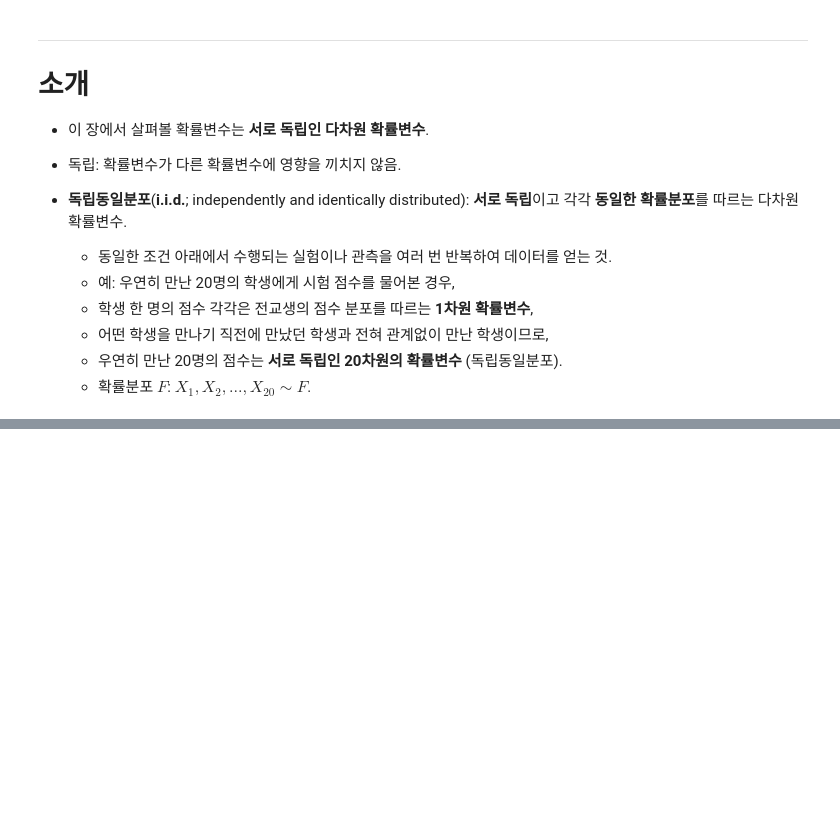
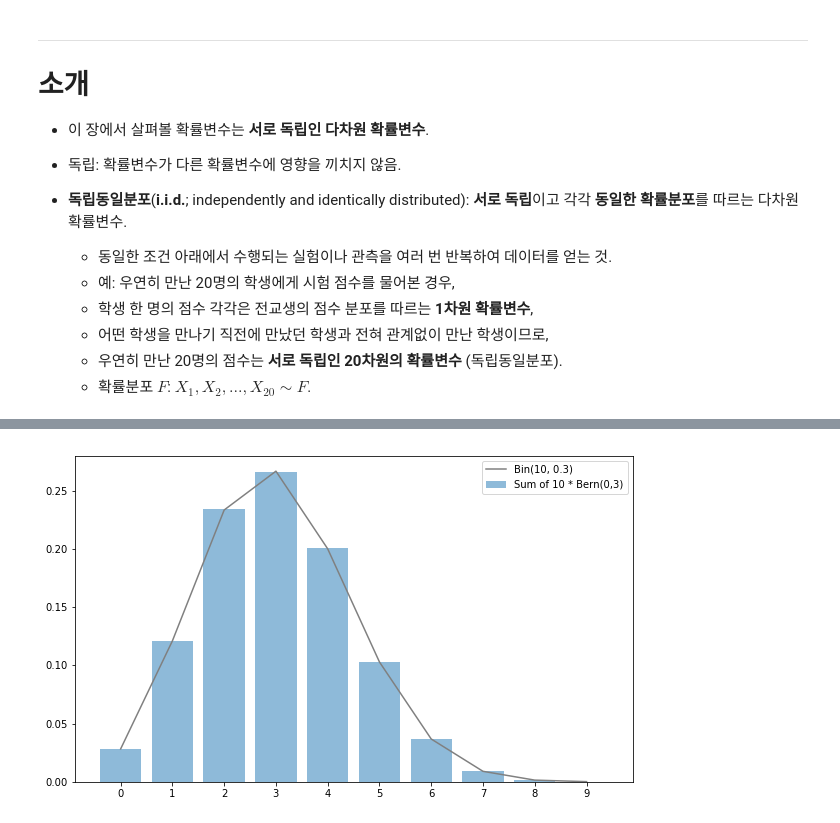
Before and after one commit to Kwan-Gu/data_science, a Jupyter notebook: STATISTIC/9단원_독립동일분포.ipynb, the cells around one changed output, grey strips where cells are left out. Drawn from its saved outputs; the diff is of its cells as text; code cells hidden in the pictures; blank space fills up the shorter version.

```diff
--- a/STATISTIC/9단원_독립동일분포.ipynb
+++ b/STATISTIC/9단원_독립동일분포.ipynb
@@ -40,0 +163,27 @@ $$f_{X_1, X_2, ..., X_n}(x_1, x_2, ..., x_n) = f_{X_1}(x_1)f_{X_2}(x_2)...f_{X_n
+# %%
+fig, sub = plt.subplots(figsize = (10, 6))
+
+rv1 = stats.bernoulli(0.3)
+
+sample_size = int(1e6)
+
+Xs_sample = rv1.rvs((10, sample_size))
+
+sum_sample = np.sum(Xs_sample, axis = 0)
+
+rv = stats.binom(10, 0.3) # n = 10, p = 0.3
+
+xs = np.arange(10)
+
+hist, _ = np.histogram(sum_sample, bins = 10, range = (0, 10), normed = True)
+
+sub.bar(xs, hist, alpha = 0.5, label = "Sum of 10 * Bern(0,3)")
+sub.plot(xs, rv.pmf(xs), c = "grey", label = "Bin(10, 0.3)")
+
+sub.legend()
+
+sub.set_xticks(xs)
+
+plt.show()
+# %% [output]
+[figure, added]
```
Also changed, not shown: parts of 12 cells of this notebook.
